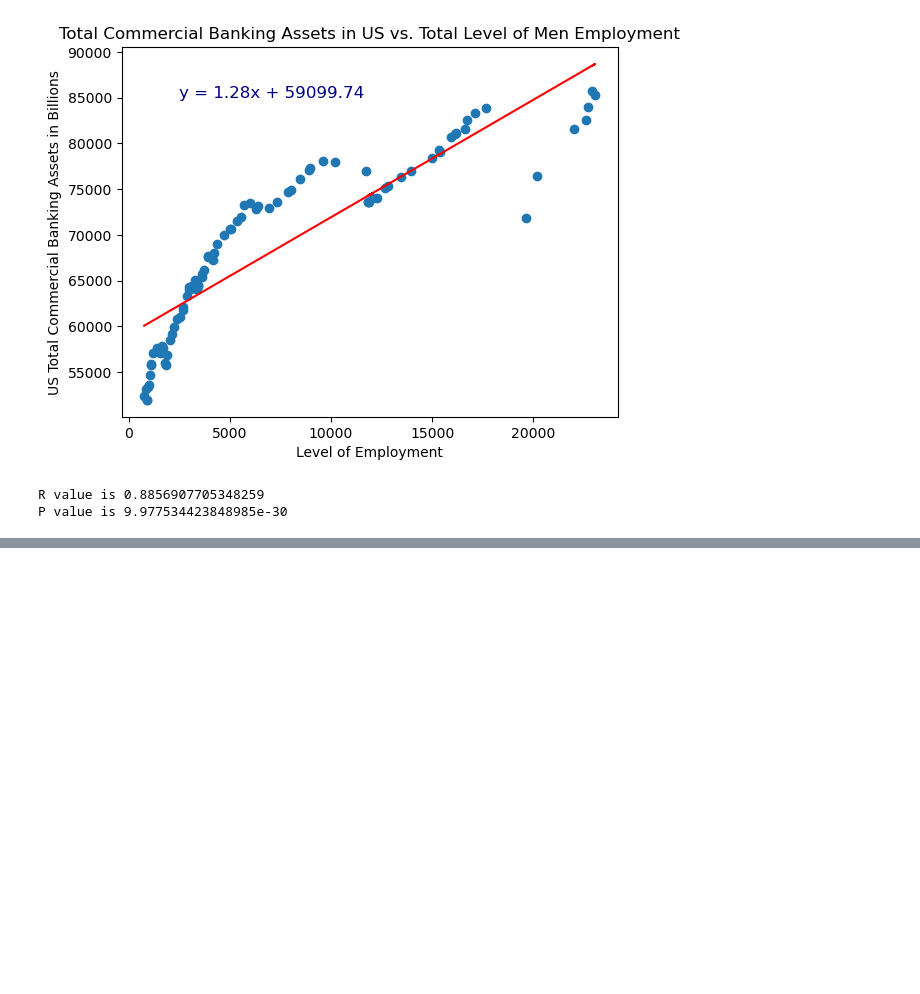
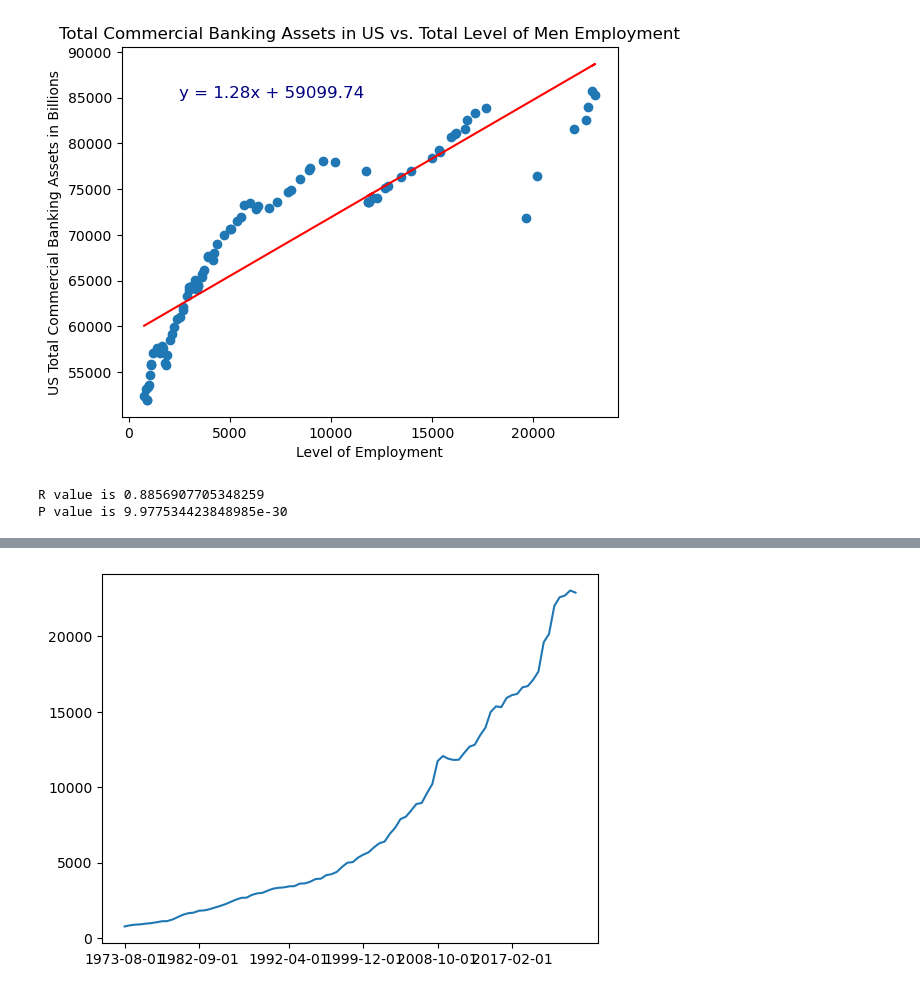
Before and after one commit to RyakDL/Project-1_Finance, a Jupyter notebook: Main_active.ipynb, the cells around one changed output, grey strips where cells are left out. Cells and saved outputs as stored; diff of their text form; code cells hidden in the pictures; blank space fills up the shorter version.

```diff
--- a/Main_active.ipynb
+++ b/Main_active.ipynb
@@ -218,0 +247,13 @@ P value is 9.977534423848985e-30
+# %%
+#Line plot for Commercial Banking Assets over Time
+
+import  matplotlib.dates as mdates
+
+plt.plot(National_merge["DATE"],National_merge['COMM BANKING ASSETS:US'])
+
+ax=plt.gca()
+ax.xaxis.set_major_locator(mdates.AutoDateLocator())
+
+plt.show()
+# %% [output]
+[figure, added]
```
Also changed, not shown: parts of 11 cells of this notebook, 1 other file.
